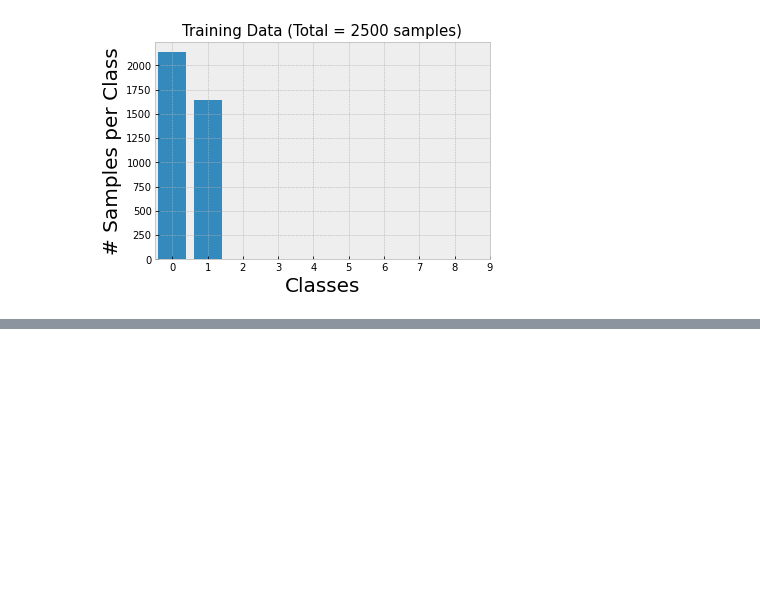
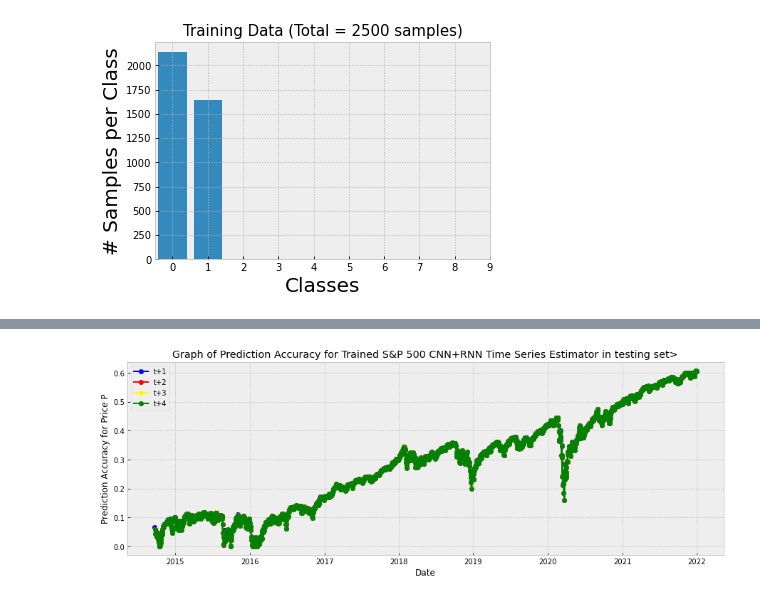
Before and after one commit to shivambang/Neural-Networks, a Jupyter notebook: CNN+RNN/crnn.ipynb, the cells around one changed output, grey strips where cells are left out. Cells and saved outputs as stored; diff of their text form; code cells hidden in the pictures; blank space fills up the shorter version.

```diff
--- a/CNN+RNN/crnn.ipynb
+++ b/CNN+RNN/crnn.ipynb
@@ -385,6 +448,5 @@ day1 = model.predict(testX)
 # %%
 lag2 = np.hstack((close_lag_test, day1))
 lag2 = lag2[:,1:]
-test2 = np.hstack((lag2, pe_lag_test, cnn.predict(img_test)))
-test2 = test2.reshape((test2.shape[0], test2.shape[1], 1))
-day2 = model.predict(test2)
+day2 = test_predict(lag2)
+error_test_day2 = test_error(day2[:-1], close_value_test[1:])
@@ -403,5 +453,10 @@ day4 = model.predict(test4)
-# %%
-day1 = day1*(cmax - cmin) + cmin
-day2 = day2*(cmax - cmin) + cmin
-day3 = day3*(cmax - cmin) + cmin
-day4 = day4*(cmax - cmin) + cmin
+# %%
+lag3 = np.hstack((lag2, day2))
+lag3 = lag3[:,1:]
+day3 = test_predict(lag3)
+error_test_day3 = test_error(day3[:-2], close_value_test[2:])
+# %%
+lag4 = np.hstack((lag3, day3))
+lag4 = lag4[:,1:]
+day4 = test_predict(lag4)
+error_test_day4 = test_error(day4[:-3], close_value_test[3:])
@@ -407,0 +496,13 @@ day4 = day4*(cmax - cmin) + cmin
+# %%
+plt.figure(figsize=(15, 5));
+plt.plot(date_test.astype('datetime64'), error_test_day1, color = 'blue', label = 't+1', marker= 'o')
+plt.plot(date_test[1:].astype('datetime64'), error_test_day2, color = 'red', label = 't+2', marker= 'o')
+plt.plot(date_test[2:].astype('datetime64'), error_test_day3, color = 'yellow', label = 't+3', marker= 'o')
+plt.plot(date_test[3:].astype('datetime64'), error_test_day4, color = 'green', label = 't+4', marker= 'o')
+plt.title('Graph of Prediction Accuracy for Trained S&P 500 CNN+RNN Time Series Estimator in testing set>')
+plt.xlabel('Date')
+plt.ylabel('Prediction Accuracy for Price P')
+plt.legend()
+plt.show()
+# %% [output]
+[figure, added]
```
Also changed, not shown: parts of 41 cells of this notebook.
